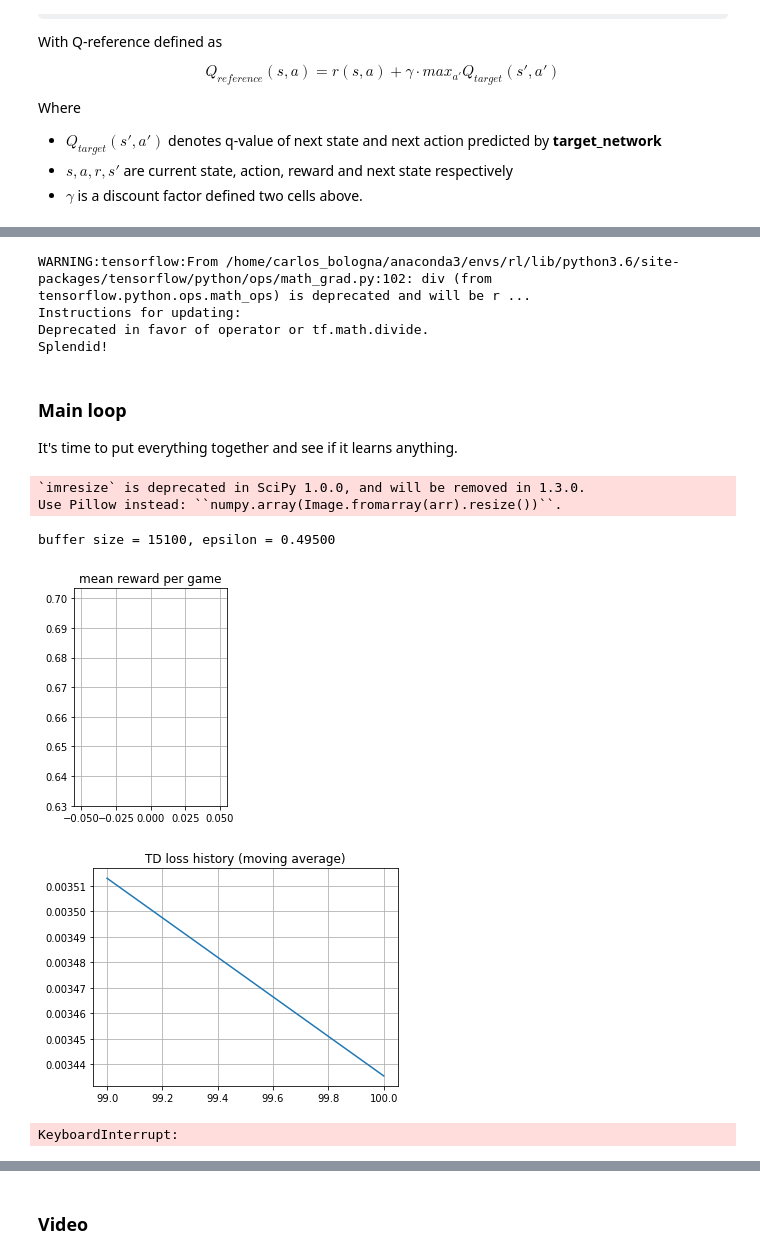
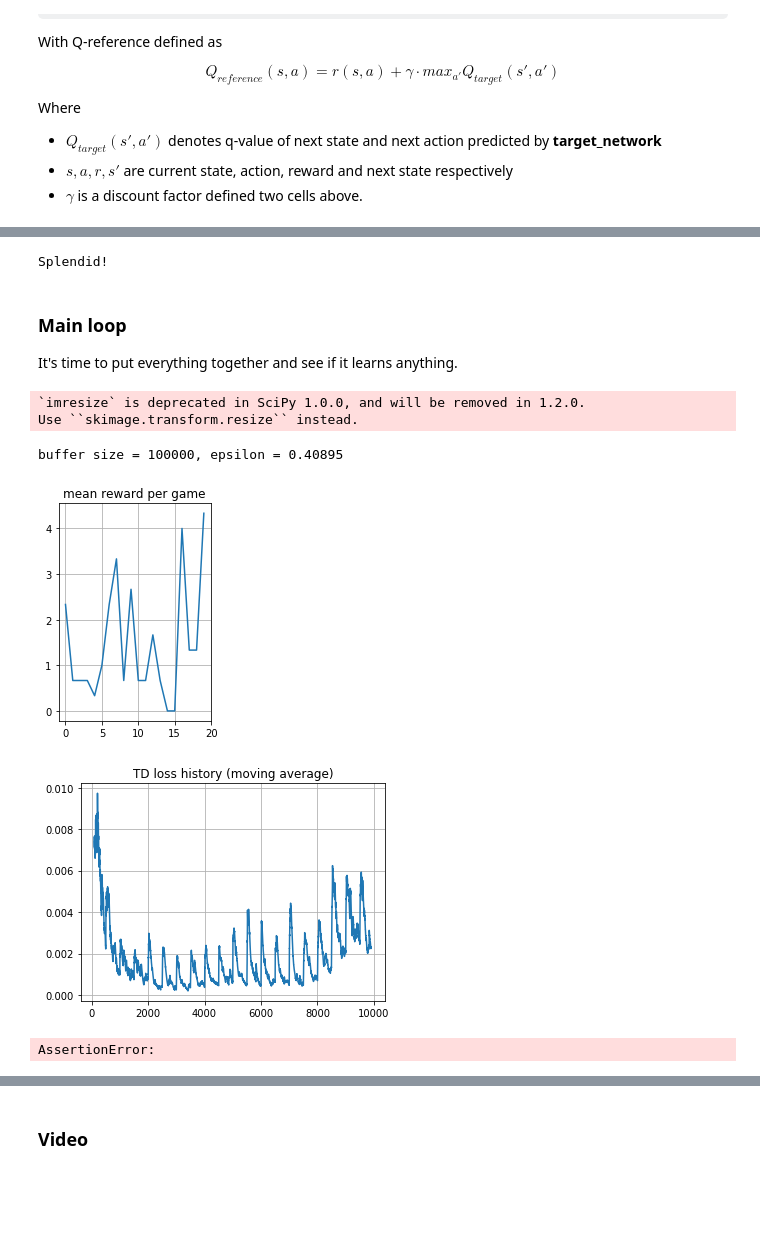
Before and after one commit to carlos-bologna/rl, a Jupyter notebook: dqn_atari/dqn_atari.ipynb, the cells around one changed output, grey strips where cells are left out. Cells and saved outputs as stored; diff of their text form; code cells hidden in the pictures; some formulas as TeX source; blank space fills up the shorter version.

```diff
--- a/dqn_atari/dqn_atari.ipynb
+++ b/dqn_atari/dqn_atari.ipynb
@@ -89,7 +92,7 @@ To do so, we introduce a buffer that stores 4 last images. This time everything
 # %%
 from framebuffer import FrameBuffer
 def make_env():
-    env = gym.make("BreakoutDeterministic-v4")
+    env = gym.make("BreakoutDeterministic-v0")
     env = PreprocessAtari(env)
     env = FrameBuffer(env, n_frames=4, dim_order='tensorflow')
     return env
@@ -401,9 +396,6 @@ assert tf.gradients(reference_qvalues, next_obs_ph)[0] is not None, "make sure y
 assert tf.gradients(reference_qvalues, obs_ph)[0] is None, "reference qvalues shouldn't depend on current observation!" # ignore if you're certain it's ok
 print("Splendid!")
 # %% [output]
-WARNING:tensorflow:From /home/carlos_bologna/anaconda3/envs/rl/lib/python3.6/site-packages/tensorflow/python/ops/math_grad.py:102: div (from tensorflow.python.ops.math_ops) is deprecated and will be r ...
-Instructions for updating:
-Deprecated in favor of operator or tf.math.divide.
 Splendid!
 # %% [markdown]
 ### Main loop
@@ -430,48 +422,49 @@ def sample_batch(exp_replay, batch_size):
         next_obs_ph:next_obs_batch, is_done_ph:is_done_batch
     }
 # %% [output]
-`imresize` is deprecated in SciPy 1.0.0, and will be removed in 1.3.0.
-Use Pillow instead: ``numpy.array(Image.fromarray(arr).resize())``.
+`imresize` is deprecated in SciPy 1.0.0, and will be removed in 1.2.0.
+Use ``skimage.transform.resize`` instead.
 # %%
-for i in trange(10**5):
+for i in trange(10**4):
 
     # play
     play_and_record(agent, env, exp_replay, 100)
 
     # train
     _, loss_t = sess.run([train_step, td_loss], sample_batch(exp_replay, batch_size=64))
     td_loss_history.append(loss_t)
 
     # adjust agent parameters
     if i % 500 == 0:
         load_weigths_into_target_network(agent, target_network)
         agent.epsilon = max(agent.epsilon * 0.99, 0.01)
         mean_rw_history.append(evaluate(make_env(), agent, n_games=3))
 
     if i % 100 == 0:
         clear_output(True)
         print("buffer size = %i, epsilon = %.5f" % (len(exp_replay), agent.epsilon))
 
         plt.subplot(1,2,1)
         plt.title("mean reward per game")
         plt.plot(mean_rw_history)
         plt.grid()
 
         assert not np.isnan(loss_t)
         plt.figure(figsize=[12, 4])
         plt.subplot(1,2,2)
         plt.title("TD loss history (moving average)")
         plt.plot(moving_average(np.array(td_loss_history), span=100, min_periods=100))
         plt.grid()
         plt.show()
 # %% [output]
-buffer size = 15100, epsilon = 0.49500
+buffer size = 100000, epsilon = 0.40895
-[figure, old version]
+[figure, new version]
-[figure, old version]
+[figure, new version]
-KeyboardInterrupt:
 # %%
 assert np.mean(mean_rw_history[-10:]) > 10.
 print("That's good enough for tutorial.")
+# %% [output]
+AssertionError:
 # %% [markdown]
 __ How to interpret plots: __
 
```
Also changed, not shown: parts of 14 cells of this notebook, 1 other file.
